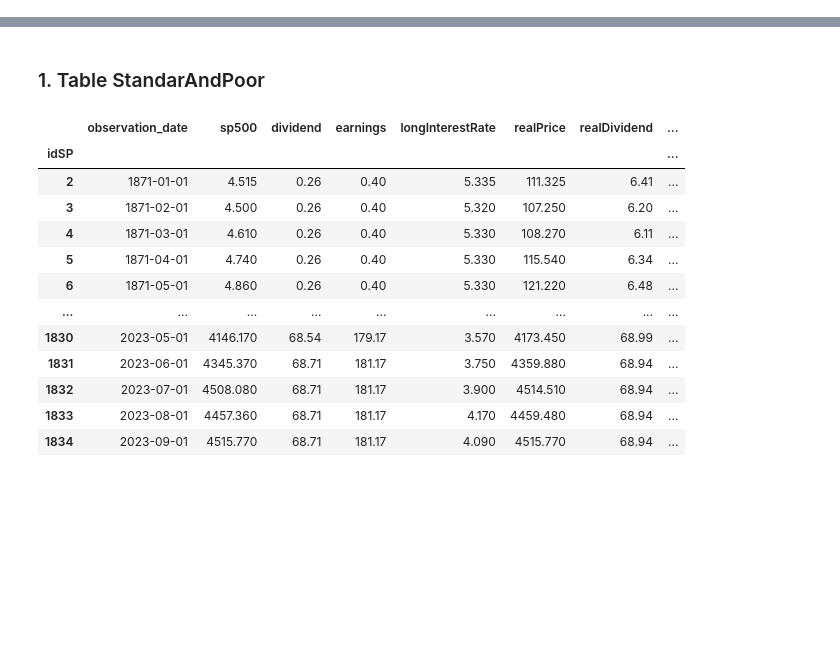
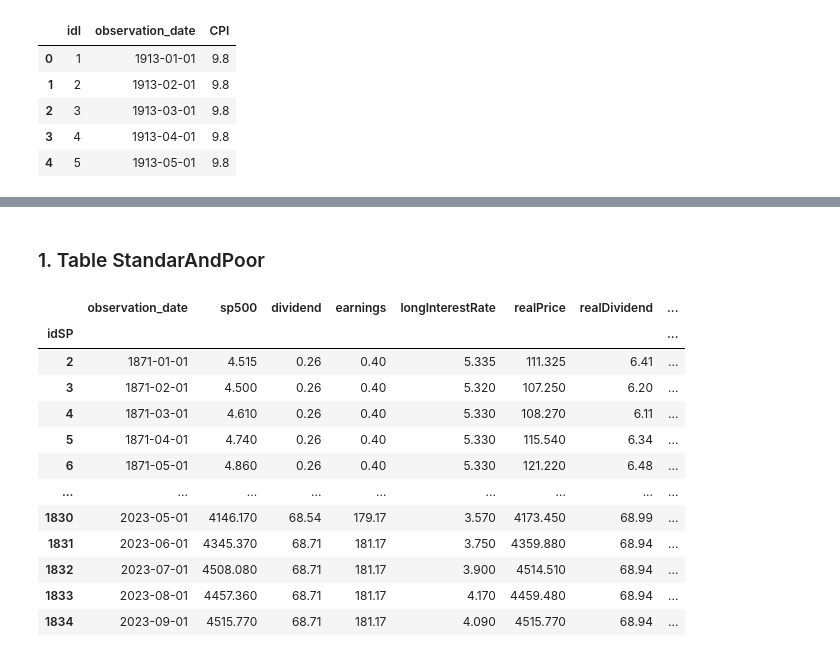
Before and after one commit to gcolpari/STOCKMARKET_PREDICTION-, a Jupyter notebook: AED.ipynb, the cells around one changed output, grey strips where cells are left out. Saved outputs shown, nothing was run; the diff lists cells and outputs as text; code cells hidden in the pictures; blank space fills up the shorter version.

```diff
--- a/AED.ipynb
+++ b/AED.ipynb
@@ -16,3 +16,20 @@ config = {
 }
 
 bdd = mysql.connector.connect(**config)
+# %%
+inflation = pd.read_sql("SELECT * FROM inflation;", bdd)
+
+# transformer dates
+inflation["observation_date"] = pd.to_datetime(inflation["observation_date"])
+
+# ordonner
+inflation = inflation.sort_values("observation_date")
+
+inflation.head()
+# %% [output]
+|  | idI | observation_date | CPI |
+| 0 | 1 | 1913-01-01 | 9.8 |
+| 1 | 2 | 1913-02-01 | 9.8 |
+| 2 | 3 | 1913-03-01 | 9.8 |
+| 3 | 4 | 1913-04-01 | 9.8 |
+| 4 | 5 | 1913-05-01 | 9.8 |
```
Also changed, not shown: parts of 3 cells of this notebook.
